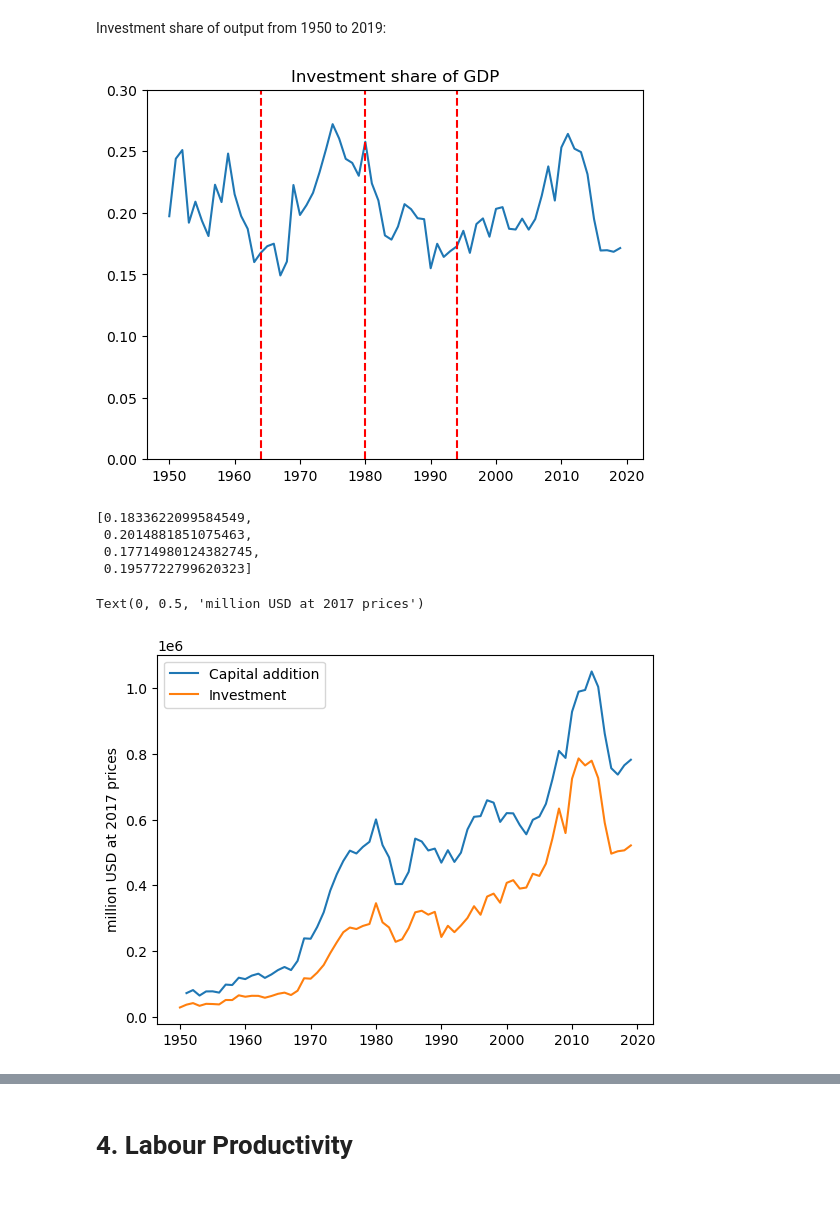
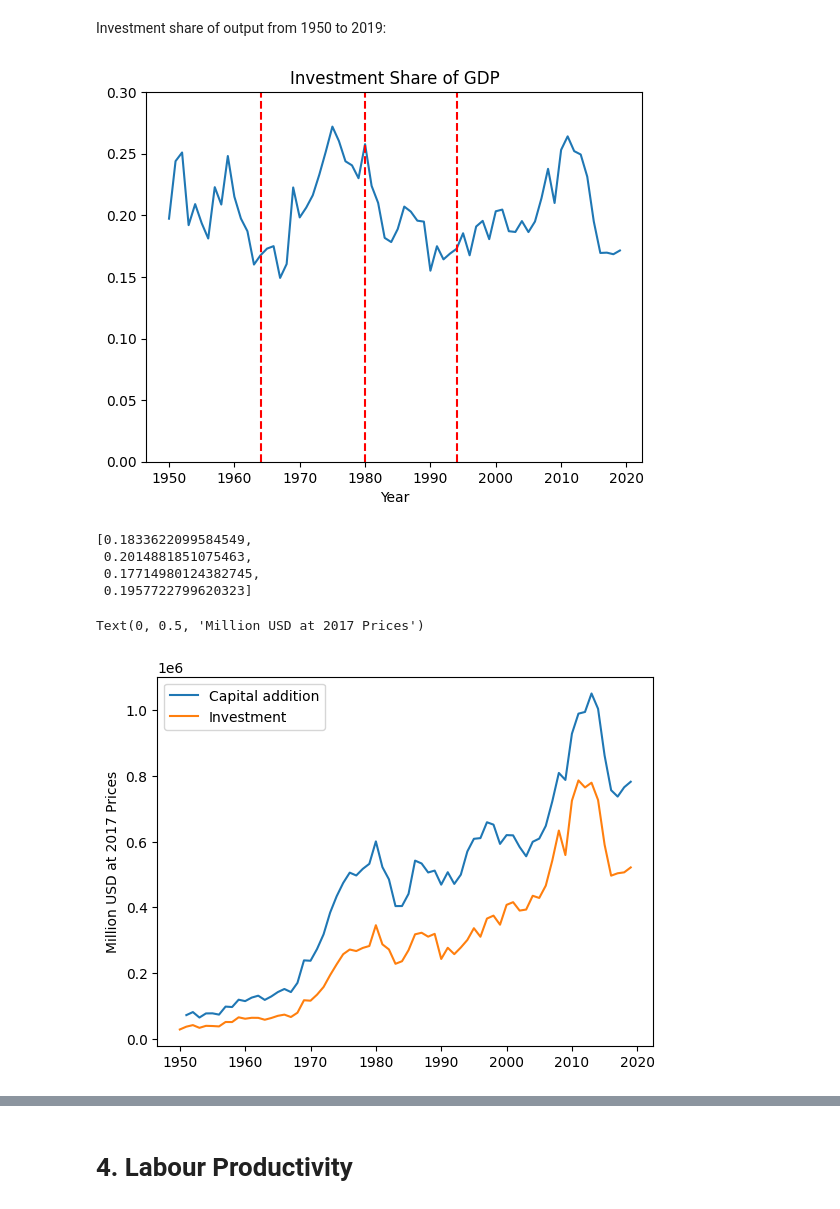
Before and after one commit to Jessie-Fung/ec2b1-brazil, a Jupyter notebook: code/code.ipynb, the cells around one changed output, grey strips where cells are left out. Drawn from its saved outputs; the diff is of its cells as text; code cells hidden in the pictures.

```diff
--- a/code/code.ipynb
+++ b/code/code.ipynb
@@ -680,20 +730,22 @@ Investment share of output from 1950 to 2019:
 # %%
 # Plot investment share of GDP
 plt.figure()
 plt.plot(data_tfp['year'], data_tfp['csh_i'])
 
 # Include y=0 in the y axis
 plt.ylim(0, 0.3)
-plt.title("Investment share of GDP")
+plt.title("Investment Share of GDP")
+
 
 # Add lines indicating the sectioning of periods
 plt.axvline(x=1964, color = 'red', linestyle = 'dashed')
 plt.axvline(x=1980, color = 'red', linestyle = 'dashed')
 plt.axvline(x=1994, color = 'red', linestyle = 'dashed')
+plt.xlabel("Year")
 
-plt.show()
+plt.savefig("./figures/Figure 10.png", dpi=300, bbox_inches='tight')
 # %% [output]
-[figure, old version]
+[figure, new version]
 # %%
 investment = data_tfp['csh_i'] * data_tfp['rgdpna']
 # %%
@@ -715,9 +767,9 @@ plt.figure()
 plt.plot(data_tfp['year'], capital_addition, label = 'Capital addition')
 plt.plot(data_tfp['year'], investment, label = 'Investment')
 plt.legend()
-plt.ylabel('million USD at 2017 prices')
+plt.ylabel('Million USD at 2017 Prices')
 # %% [output]
-Text(0, 0.5, 'million USD at 2017 prices')
+Text(0, 0.5, 'Million USD at 2017 Prices')
 [figure]
 # %%
 i_to_cap = investment/capital_addition
```
Also changed, not shown: parts of 15 cells of this notebook, 13 other files.
